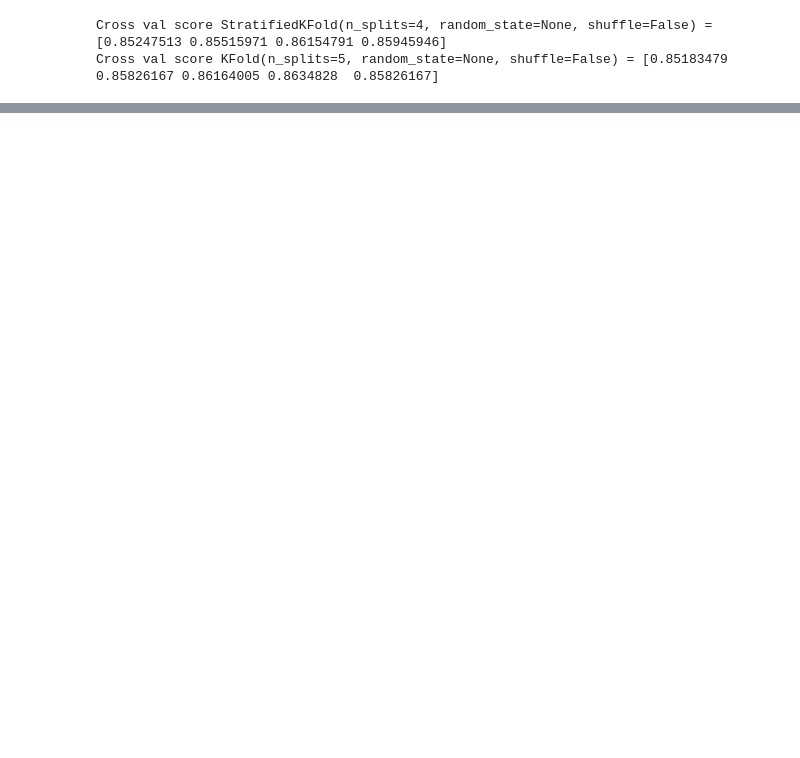
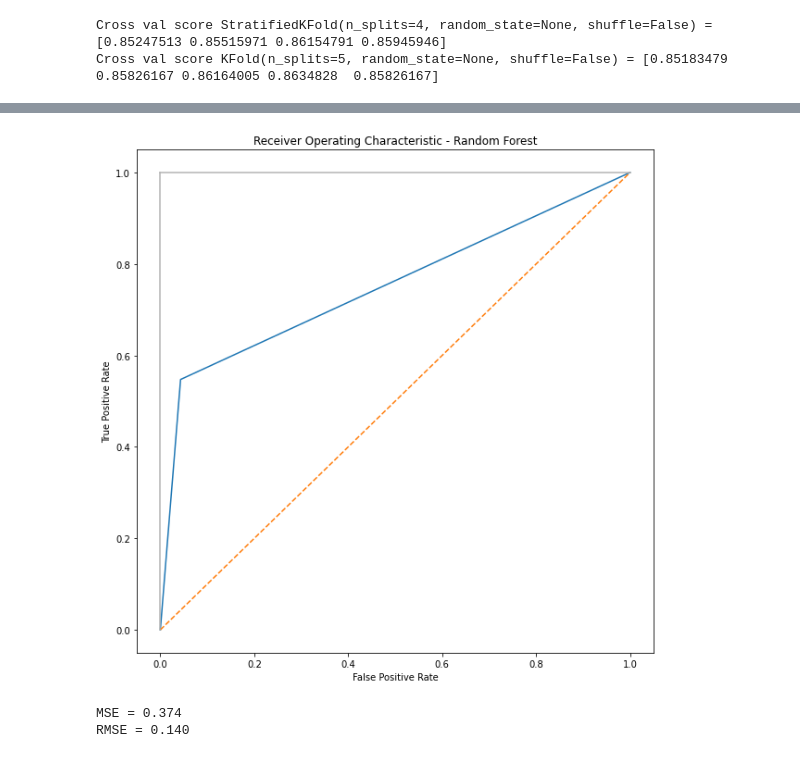
Before and after one commit to hajrashidimad/US_come, a Jupyter notebook: main.ipynb, the cells around one changed output, grey strips where cells are left out. Cells and saved outputs as stored; diff of their text form; code cells hidden in the pictures; blank space fills up the shorter version.

```diff
--- a/main.ipynb
+++ b/main.ipynb
@@ -192,0 +233,19 @@ Cross val score KFold(n_splits=5, random_state=None, shuffle=False) = [0.8518347
+# %%
+# Ploting ROC curves
+plt.figure(figsize=(10,10))
+plt.title('Receiver Operating Characteristic - Random Forest')
+plt.plot(fpr, tpr)
+plt.plot([0, 1], ls="--")
+plt.plot([0, 0], [1, 0] , c=".7"), plt.plot([1, 1] , c=".7")
+plt.ylabel('True Positive Rate')
+plt.xlabel('False Positive Rate')
+plt.savefig('img/roc.png')
+plt.show()
+# %% [output]
+[figure, added]
+# %%
+print(f"MSE = {mean_squared_error(y_test, y_pred, squared=False):.3f}")
+print(f"RMSE = {mean_squared_error(y_test, y_pred, squared=True):.3f}")
+# %% [output]
+MSE = 0.374
+RMSE = 0.140
```
Also changed, not shown: parts of 7 cells of this notebook, 3 other files.
